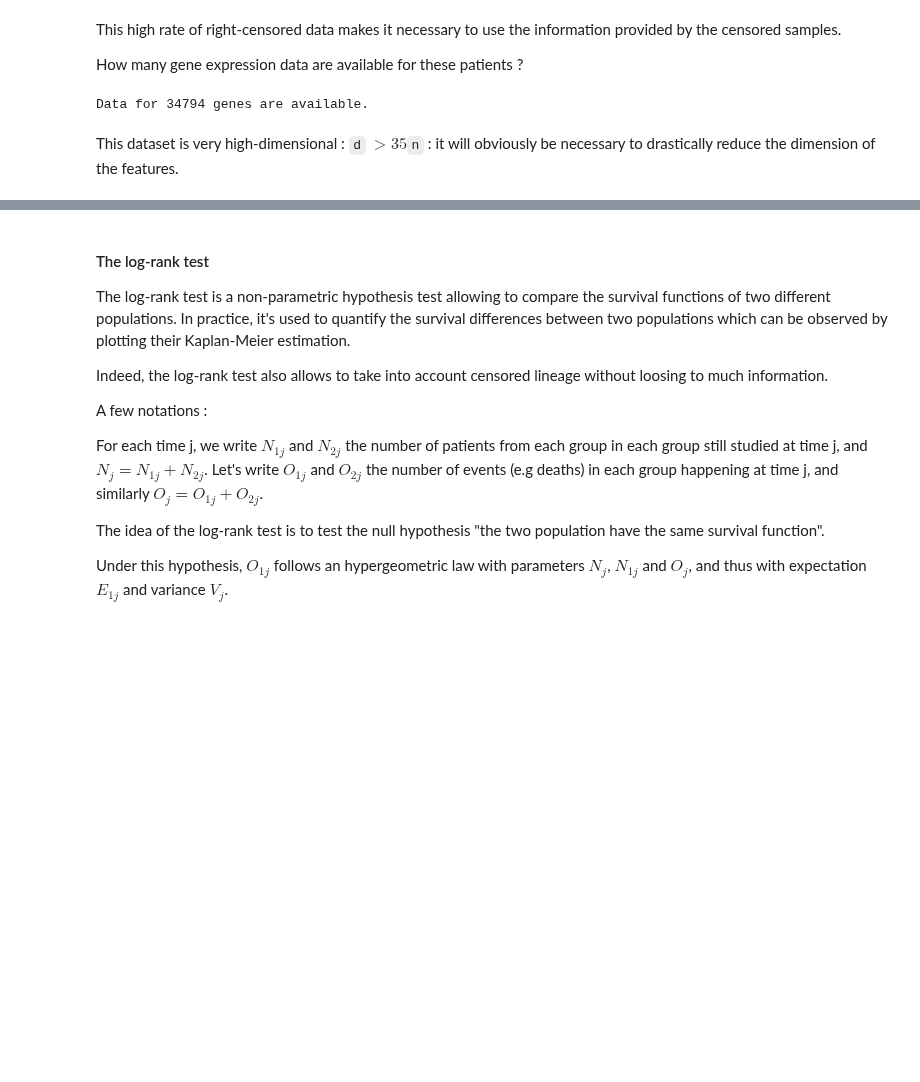
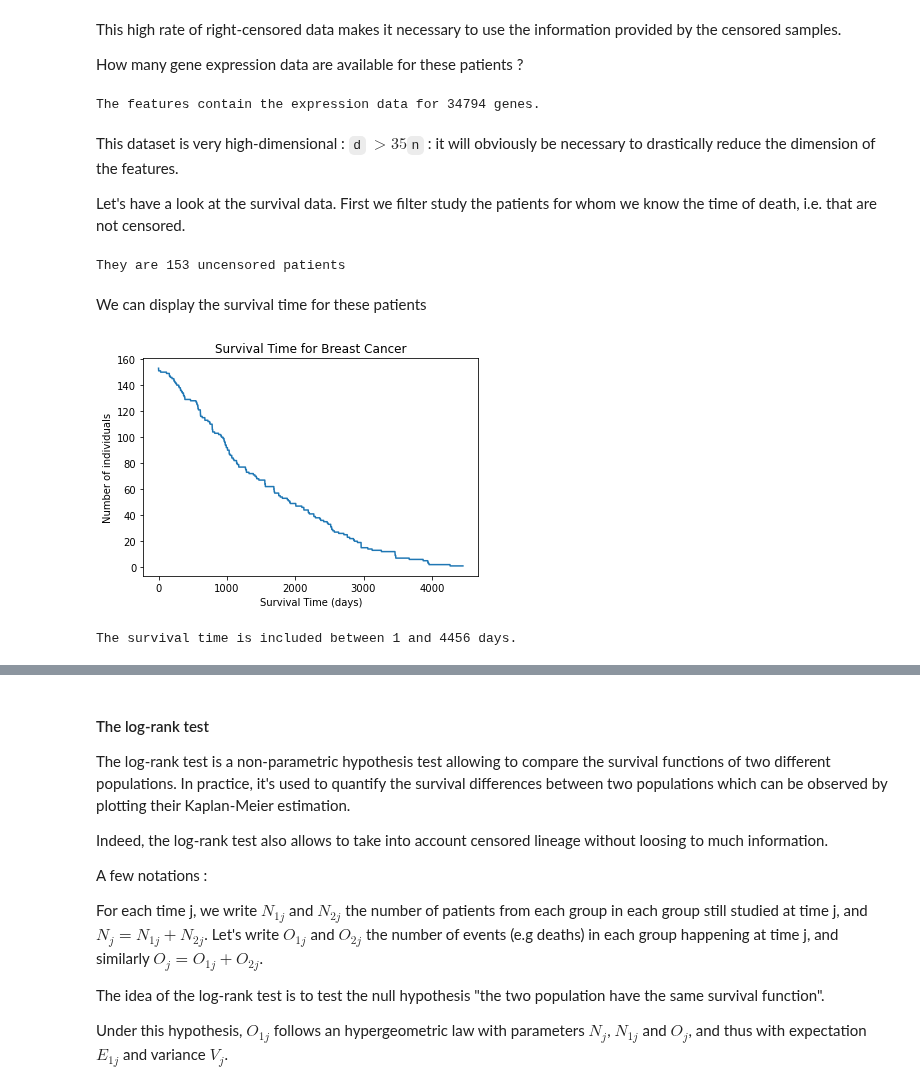
Before and after one commit to StephaneBereux/Cancer-survival-challenge, a Jupyter notebook: starting_kit.ipynb, the cells around one changed output, grey strips where cells are left out. Saved outputs shown, nothing was run; the diff lists cells and outputs as text; code cells hidden in the pictures; blank space fills up the shorter version.

Commit message:
added Alexandre's plot

````diff
--- a/starting_kit.ipynb
+++ b/starting_kit.ipynb
@@ -193,11 +195,38 @@ This high rate of right-censored data makes it necessary to use the information
 
 How many gene expression data are available for these patients ?
 # %%
-print('Data for %i genes are available.' % len(X_train.columns))
+print('The features contain the expression data for %i genes.' % len(X_train.columns))
 # %% [output]
-Data for 34794 genes are available.
+The features contain the expression data for 34794 genes.
 # %% [markdown]
 This dataset is very high-dimensional : ```d``` $> 35$```n``` : it will obviously be necessary to drastically reduce the dimension of the features.
+
+Let's have a look at the survival data. First we filter study the patients for whom we know the time of death, i.e. that are not censored.
+# %%
+is_uncensored = E_train == 1
+
+X_uncensored = X_train[is_uncensored]
+y_uncensored = y_train[is_uncensored]
+print('They are %i uncensored patients' % len(X_uncensored))
+# %% [output]
+They are 153 uncensored patients
+# %% [markdown]
+We can display the survival time for these patients
+# %%
+data_df = pd.DataFrame()
+data_df['survival'] = y_uncensored
+r = range(np.max(data_df['survival']))
+survival = [len(data_df['survival'].loc[data_df['survival'] > year]) for year in r]
+plt.plot(r, survival)
+plt.xlabel("Survival Time (days)")
+plt.ylabel("Number of individuals")
+plt.title("Survival Time for Breast Cancer")
+plt.show()
+
+print('The survival time is included between %.0f and %.0f days.' % (min(y_uncensored), max(y_uncensored)))
+# %% [output]
+[figure, added]
+The survival time is included between 1 and 4456 days.
 # %% [markdown]
 ### Survival analysis for a gene
 
````
Also changed, not shown: parts of 20 cells of this notebook, 1 other file.
